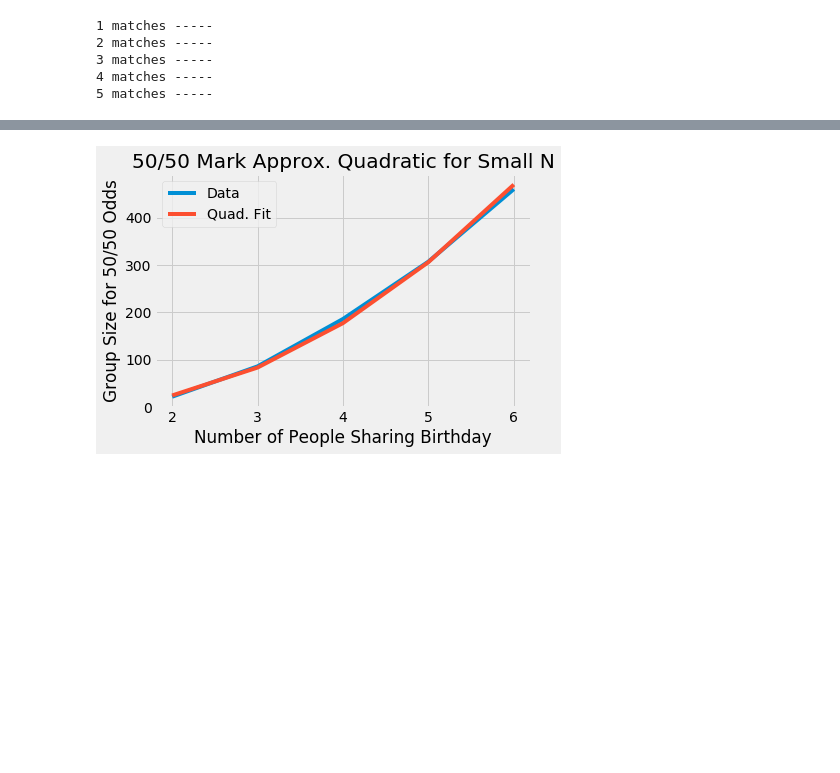
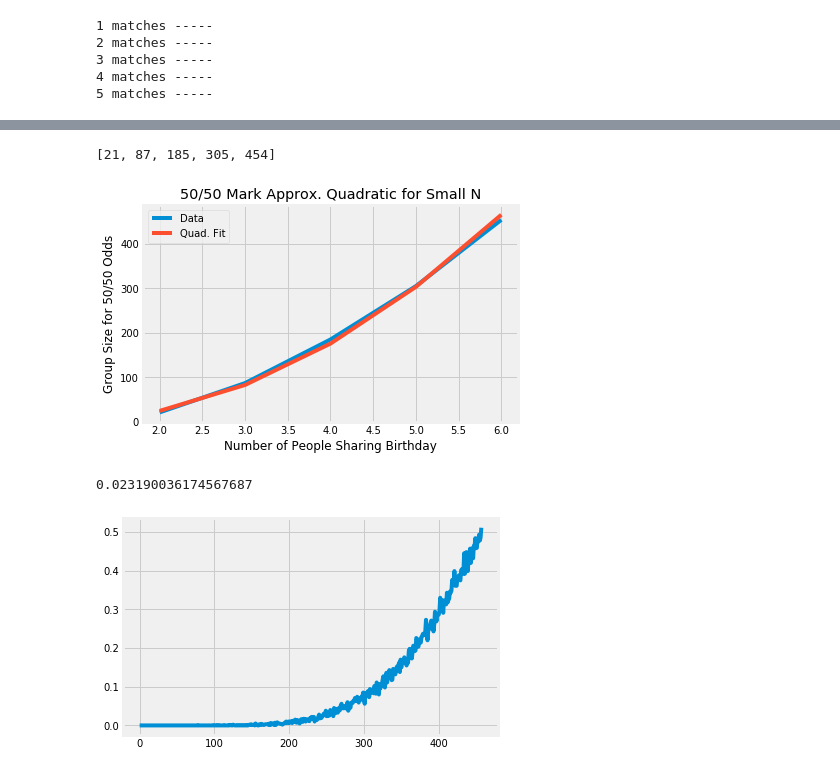
Before and after one commit to williamsne2/538-Riddler, a Jupyter notebook: 19_10_4/Birthday Buddies.ipynb, the cells around one changed output, grey strips where cells are left out. Drawn from its saved outputs; the diff is of its cells as text; code cells hidden in the pictures; blank space fills up the shorter version.

```diff
--- a/19_10_4/Birthday Buddies.ipynb
+++ b/19_10_4/Birthday Buddies.ipynb
@@ -76,7 +74,7 @@ from sklearn.linear_model import LinearRegression as LR
 lr = LR()
 
 odds_50 = [np.abs(prob[x]-0.5).argmin() for x in range(0, prob.shape[0])]
-
+print(odds_50)
 X = np.array(range(1, prob.shape[0]+1)).reshape(-1, 1)
 Y = np.sqrt(odds_50)
 lr.fit(X, Y)
@@ -96,4 +94,14 @@ plt.legend(loc="upper left")
 
 plt.show()
 # %% [output]
+[21, 87, 185, 305, 454]
-[figure, old version]
+[figure, new version]
+# %%
+import pandas as pd
+prob_6 = pd.Series(prob[4][:458])
+plt.plot(prob_6)
+std = prob_6.rolling(10).std()
+std[438]
+# %% [output]
+0.023190036174567687
+[figure, added]
```
Also changed, not shown: parts of 3 cells of this notebook.
